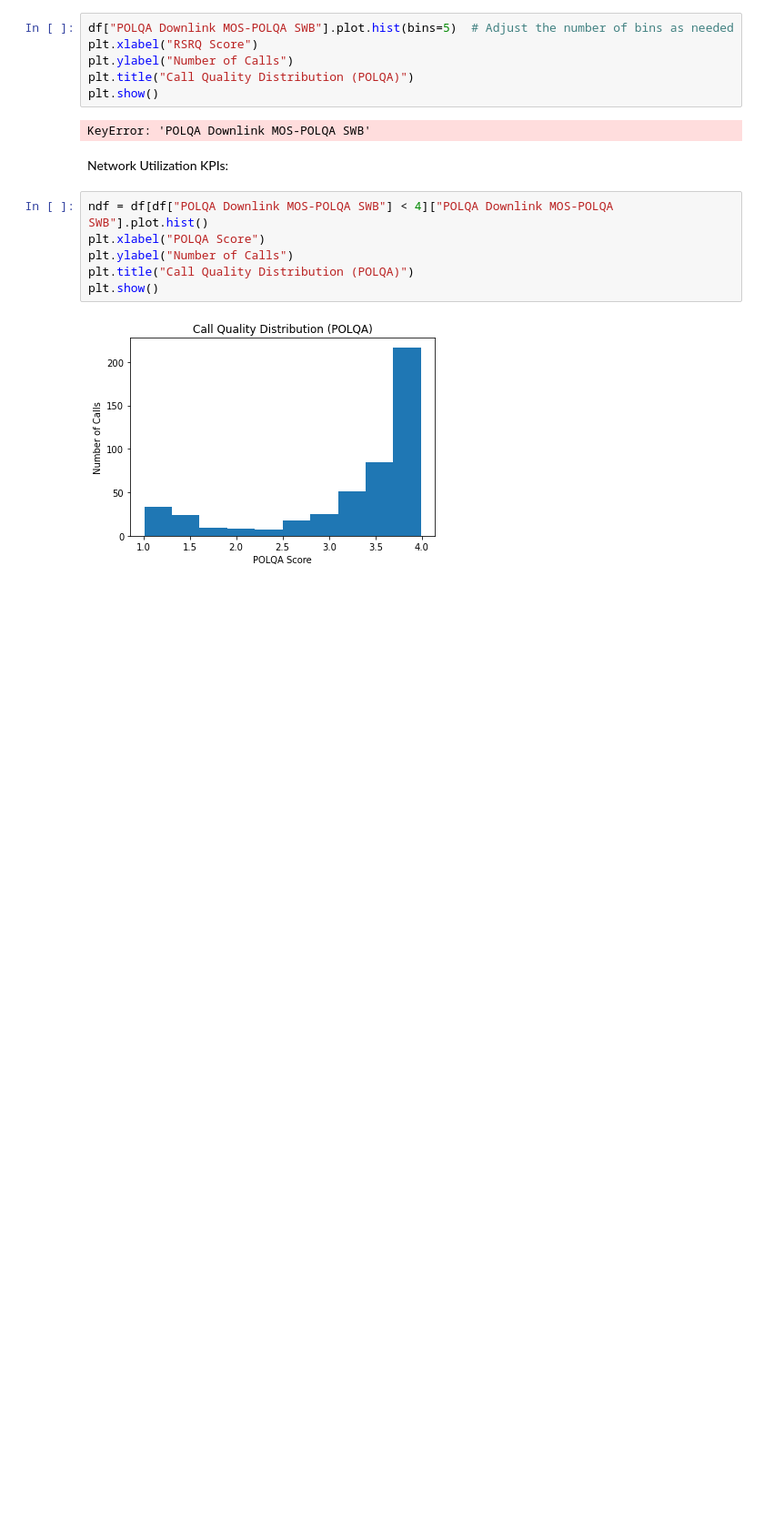
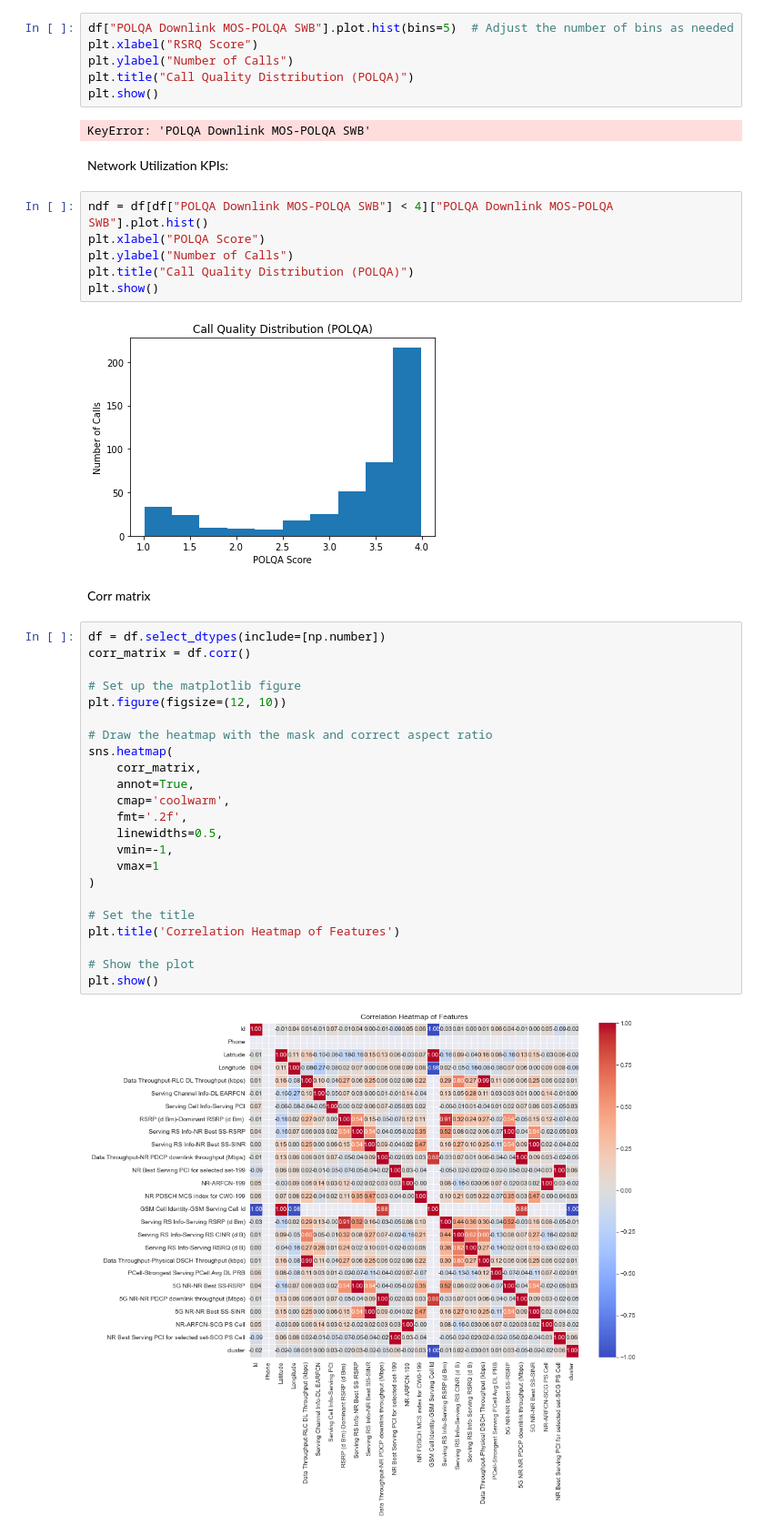
Before and after one commit to Liloiscracked/Predicting-Model-, a Jupyter notebook: 5g/analysis.ipynb, the cells around one changed output. Shown: that part at 91% size. Cells and saved outputs as stored; diff of their text form; blank space fills up the shorter version.

Commit message:
added heatmap

```diff
--- a/5g/analysis.ipynb
+++ b/5g/analysis.ipynb
@@ -153,3 +155,30 @@ plt.title("Call Quality Distribution (POLQA)")
 plt.show()
 # %% [output]
 [figure]
+# %% [markdown]
+Corr matrix
+# %%
+df = df.select_dtypes(include=[np.number])
+corr_matrix = df.corr()
+
+# Set up the matplotlib figure
+plt.figure(figsize=(12, 10))
+
+# Draw the heatmap with the mask and correct aspect ratio
+sns.heatmap(
+    corr_matrix,
+    annot=True,
+    cmap='coolwarm',
+    fmt='.2f',
+    linewidths=0.5,
+    vmin=-1,
+    vmax=1
+)
+
+# Set the title
+plt.title('Correlation Heatmap of Features')
+
+# Show the plot
+plt.show()
+# %% [output]
+[figure, added]
```
Also changed, not shown: parts of 2 cells of this notebook.
